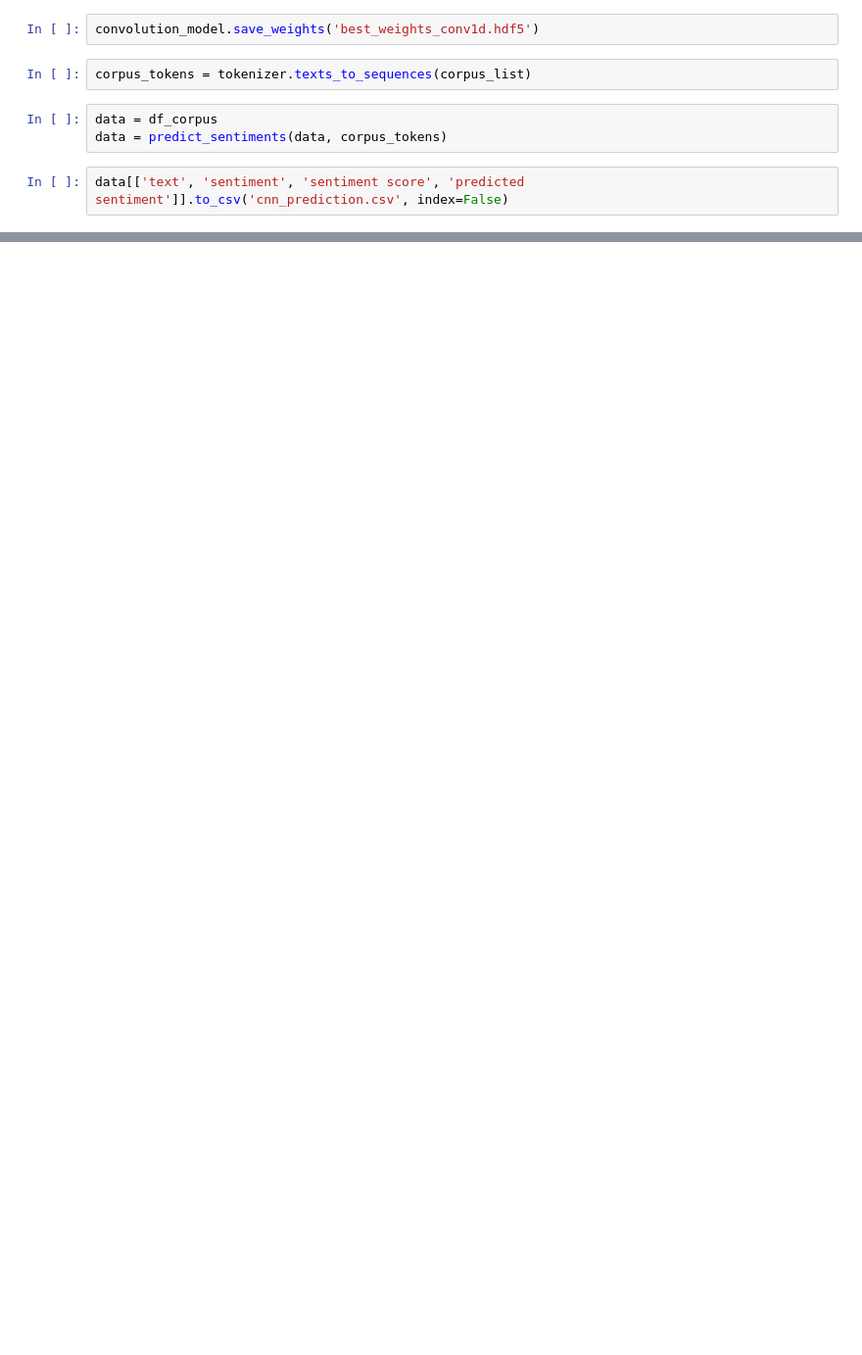
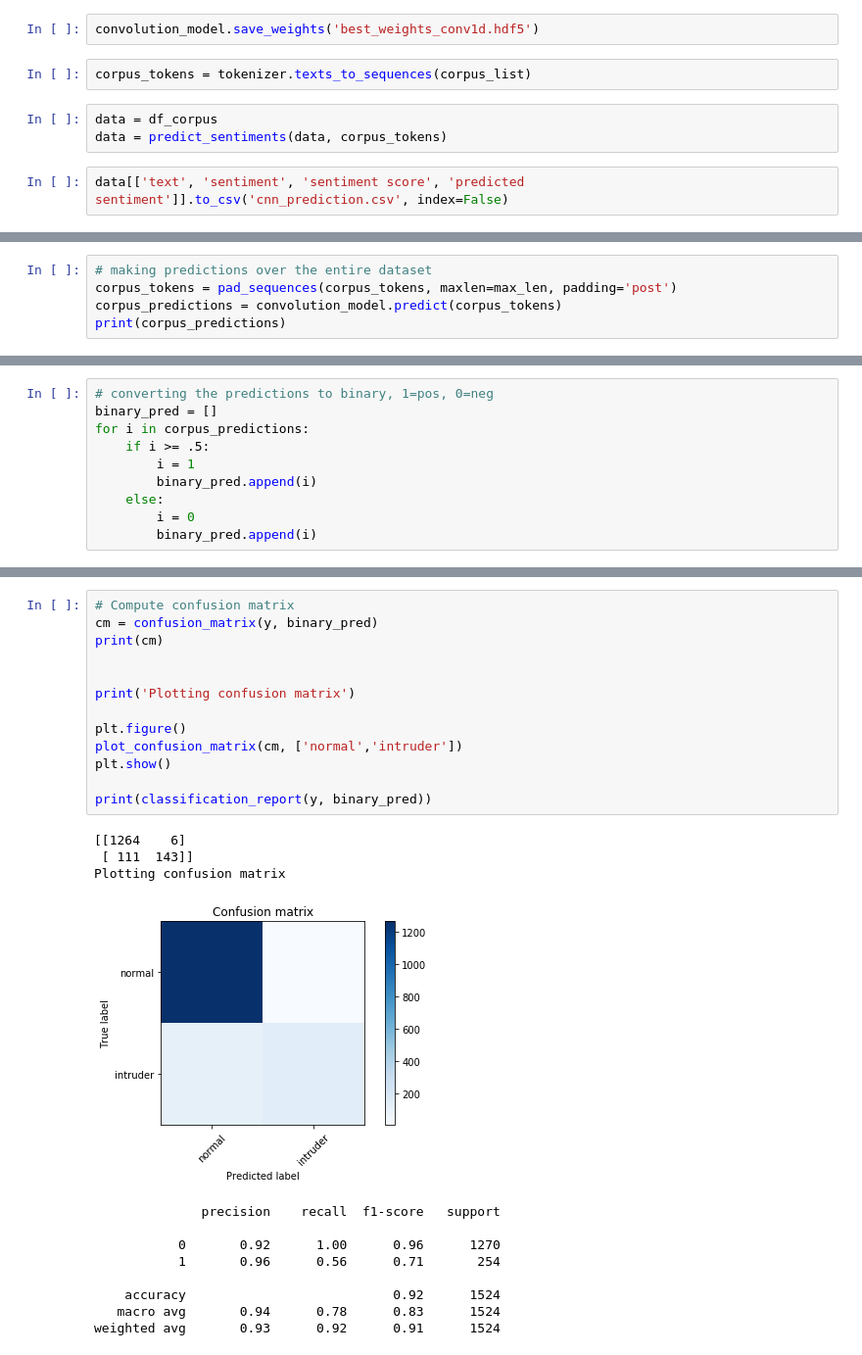
Before and after one commit to saechaol/vaccine-myths, a Jupyter notebook: lstm_model.ipynb, the cells around one changed output, grey strips where cells are left out. Shown at 98% size. Saved outputs shown, nothing was run; the diff lists cells and outputs as text; blank space fills up the shorter version.

Commit message:
added model evaluations

```diff
--- a/lstm_model.ipynb
+++ b/lstm_model.ipynb
@@ -706 +727,6 @@ data
 1524 rows × 4 columns
+# %%
+# making predictions over the entire dataset
+corpus_tokens = pad_sequences(corpus_tokens, maxlen=max_len, padding='post')
+corpus_predictions = convolution_model.predict(corpus_tokens)
+print(corpus_predictions)
@@ -706,0 +741,10 @@ data
+# %%
+# converting the predictions to binary, 1=pos, 0=neg
+binary_pred = []
+for i in corpus_predictions:
+    if i >= .5:
+        i = 1
+        binary_pred.append(i)
+    else:
+        i = 0
+        binary_pred.append(i)
@@ -706,0 +811,26 @@ data
+# %%
+# Compute confusion matrix
+cm = confusion_matrix(y, binary_pred)
+print(cm)
+
+
+print('Plotting confusion matrix')
+
+plt.figure()
+plot_confusion_matrix(cm, ['normal','intruder'])
+plt.show()
+
+print(classification_report(y, binary_pred))
+# %% [output]
+[[1264    6]
+ [ 111  143]]
+Plotting confusion matrix
+[figure, added]
+              precision    recall  f1-score   support
+
+           0       0.92      1.00      0.96      1270
+           1       0.96      0.56      0.71       254
+
+    accuracy                           0.92      1524
+   macro avg       0.94      0.78      0.83      1524
+weighted avg       0.93      0.92      0.91      1524
```
Also changed, not shown: parts of 33 cells of this notebook, 3 other files.
